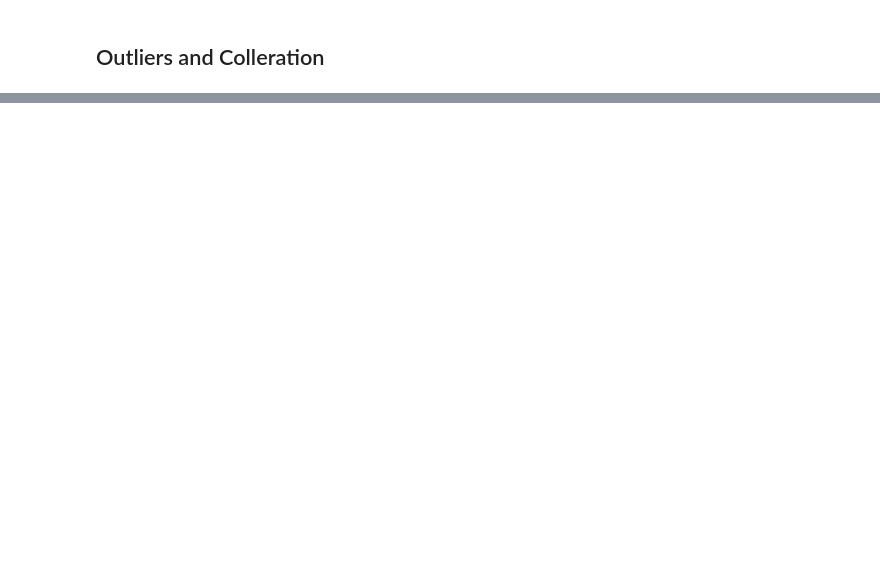
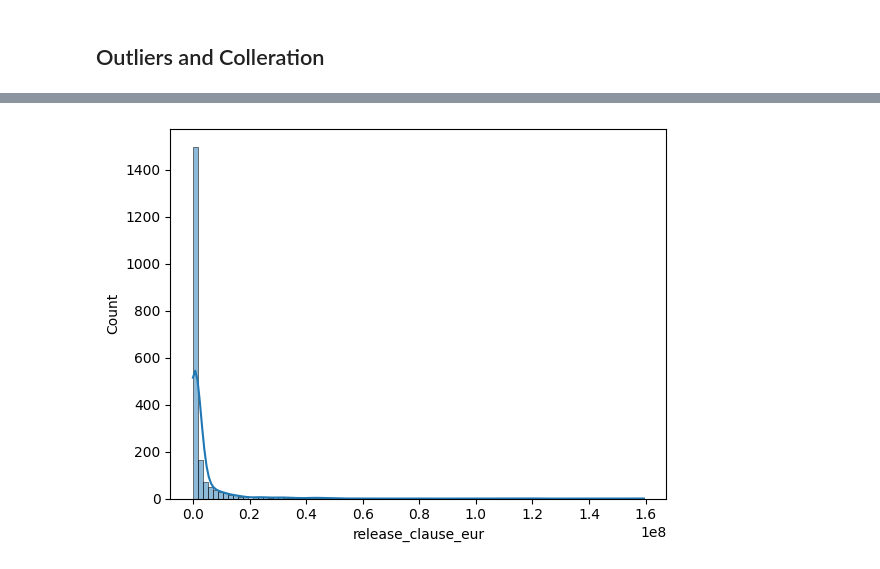
Before and after one commit to lucapuie05/fifa-price-predictor, a Jupyter notebook: notebooks/gk_set_cleaning_and_encoding.ipynb, the cells around one changed output, grey strips where cells are left out. Cells and saved outputs as stored; diff of their text form; code cells hidden in the pictures; blank space fills up the shorter version.

```diff
--- a/notebooks/gk_set_cleaning_and_encoding.ipynb
+++ b/notebooks/gk_set_cleaning_and_encoding.ipynb
@@ -210,0 +212,5 @@ plt.show()
+# %%
+sns.histplot(df['release_clause_eur'], kde= True)
+plt.show()
+# %% [output]
+[figure, added]
```
Also changed, not shown: parts of 27 cells of this notebook.
